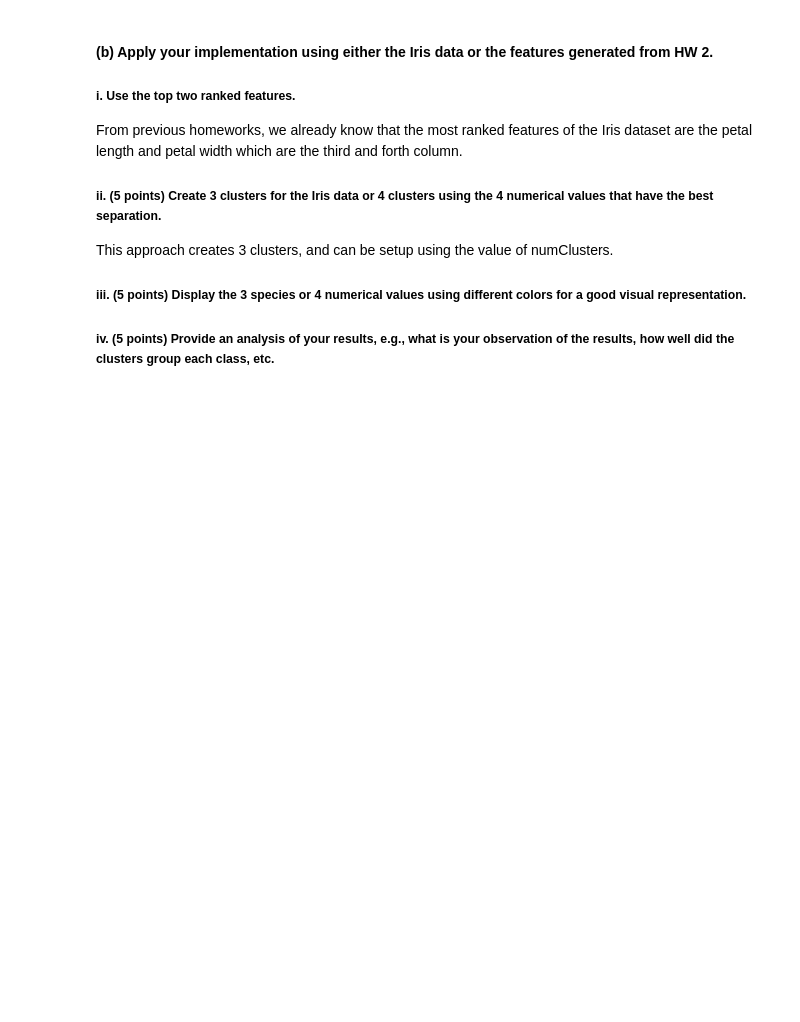
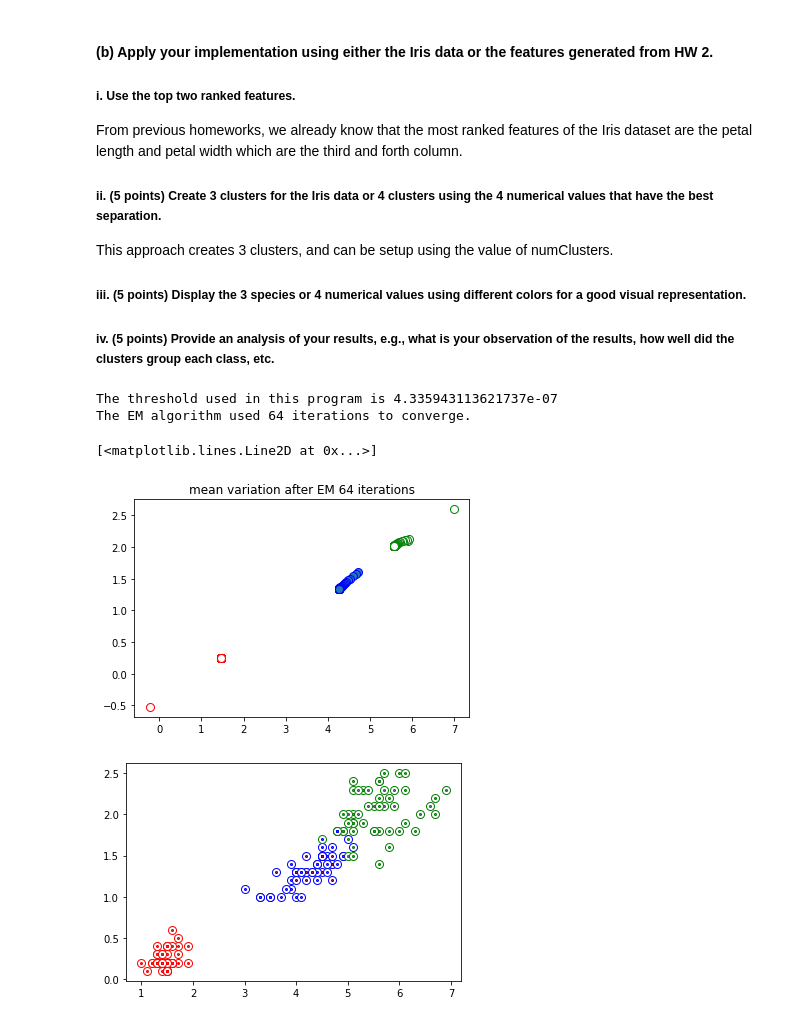
Before and after one commit to rickydxz/A4DS, a Jupyter notebook: RAlvarez_HW3_main.ipynb, the cells around one changed output. Saved outputs shown, nothing was run; the diff lists cells and outputs as text; code cells hidden in the pictures; blank space fills up the shorter version.

```diff
--- a/RAlvarez_HW3_main.ipynb
+++ b/RAlvarez_HW3_main.ipynb
@@ -239,31 +263,96 @@ yValues = [0] * numPerSpecie + [1] * numPerSpecie + [2] * numPerSpecie
 #Mean vector of the Iris set
 meanIris  = np.mean(irisNP, axis = 0)
 meanIris = meanIris.reshape(len(meanIris), 1)
 
 #Standard deviation vector of the Iris Set
 stdIris = np.std(irisNP, axis = 0, dtype = np.float64,ddof = 1)
 stdIris = stdIris.reshape(len(stdIris), 1)
 
 """ # Generating the random initializers
 randNumbers = []
 for randIndex in range(numClusters):
     randNumbers.append(random.random()) """
 
 randNumbers = np.asmatrix([0.5377, 1.8339, -2.2588])
 
 # Initialize K
 initializeK = np.asmatrix(np.ones(numClusters))
 
 # Initial mean for the expectation minimization
 initialMean = np.matmul(meanIris,initializeK) + np.matmul(stdIris, randNumbers)
 
 # Initial standard deviation
 initialStd = np.mean(stdIris) * initializeK
 
 # initial Probability
 initProb = initializeK / numClusters
 
 # Threshold to determine convergence
 convergeThreshold = stdIris.min() * 0.000001
+print(f"The threshold used in this program is {convergeThreshold}")
 
-ExpectationMaximization(irisNP[:,rankedFeatures],numClusters, initialMean[rankedFeatures,:],initialStd,initProb,convergeThreshold)
+[prob_ikn, finalMean, finalStd, meanVar,iters] = \
+    ExpectationMaximization(irisNP[:,rankedFeatures],numClusters, initialMean[rankedFeatures,:],initialStd,initProb,convergeThreshold)
+
+plotColors = ["blue","green","red"]
+# Plotting the mean variation
+meanSetosaVarX = []
+meanVirginicaVarX = []
+meanVersicolorVarX = []
+meanSetosaVarY = []
+meanVirginicaVarY = []
+meanVersicolorVarY = []
+
+for i in range(len(meanVar)):
+    meanSetosaVarX.append(meanVar[i][0,0])
+    meanSetosaVarY.append(meanVar[i][1,0])
+    meanVersicolorVarX.append(meanVar[i][0,1])
+    meanVersicolorVarY.append(meanVar[i][1,1])
+    meanVirginicaVarX.append(meanVar[i][0,2])
+    meanVirginicaVarY.append(meanVar[i][1,2])
+
+setosaX = irisNP[0:50,2]
+setosaY = irisNP[0:50,3]
+versicolorX = irisNP[50:100,2]
+versicolorY= irisNP[50:100,3]
+virginicaX = irisNP[100:150,2]
+virginicaY = irisNP[100:150,3]
+
+plt.figure()
+plt.plot(meanSetosaVarX,meanSetosaVarY,"o",markersize = 8,mfc = None , mec=plotColors[0])
+plt.plot(meanVersicolorVarX,meanVersicolorVarY,"o", markersize = 8,mfc = "w", mec=plotColors[1])
+plt.plot(meanVirginicaVarX,meanVirginicaVarY,"o",markersize = 8,mfc = "w", mec=plotColors[2])
+plt.title(f"mean variation after EM {iters} iterations")
+
+plt.figure()
+plt.plot(setosaX,setosaY,"o",markersize = 8,mfc = "white",mec=plotColors[2])
+plt.plot(versicolorX,versicolorY,"o",markersize = 8,mfc = "white",mec=plotColors[0])
+plt.plot(virginicaX,virginicaY,"o",markersize = 8,mfc = "white",mec=plotColors[1])
+
+classEM = np.argmax(prob_ikn,axis = 0)
+temp = np.max(prob_ikn,axis = 0)
+
+ck = (classEM == 0)
+plt.plot(irisNP[ck,rankedFeatures[0]],irisNP[ck,rankedFeatures[1]],".",markersize = 4,mec=plotColors[0])
+#plt.fill(irisNP[ck,rankedFeatures[0]],irisNP[ck,rankedFeatures[1]],alpha=1,c=plotColors[0])
+ck = (classEM == 1)
+plt.plot(irisNP[ck,rankedFeatures[0]],irisNP[ck,rankedFeatures[1]],".",markersize = 4,mec=plotColors[1])
+ck = (classEM == 2)
+plt.plot(irisNP[ck,rankedFeatures[0]],irisNP[ck,rankedFeatures[1]],".",markersize = 4,mec=plotColors[2])
+
+
+meanSetosaVarX.append(meanVar[iters][0,0])
+meanSetosaVarY.append(meanVar[iters][1,0])
+meanVersicolorVarX.append(meanVar[iters]][0,1])
+meanVersicolorVarY.append(meanVar[iters][1,1])
+meanVirginicaVarX.append(meanVar[iters][0,2])
+meanVirginicaVarY.append(meanVar[iters][1,2])
+plt.plot(meanSetosaVarX,meanSetosaVarY,"o",markersize = 8,mfc = None , mec=plotColors[0])
+plt.plot(meanVersicolorVarX,meanVersicolorVarY,"o", markersize = 8,mfc = "w", mec=plotColors[1])
+plt.plot(meanVirginicaVarX,meanVirginicaVarY,"o",markersize = 8,mfc = "w", mec=plotColors[2])
+# %% [output]
+The threshold used in this program is 4.335943113621737e-07
+The EM algorithm used 64 iterations to converge.
+[<matplotlib.lines.Line2D at 0x...>]
+[figure, added]
+[figure, added]
```
Also changed, not shown: parts of 7 cells of this notebook, 2 other files.
